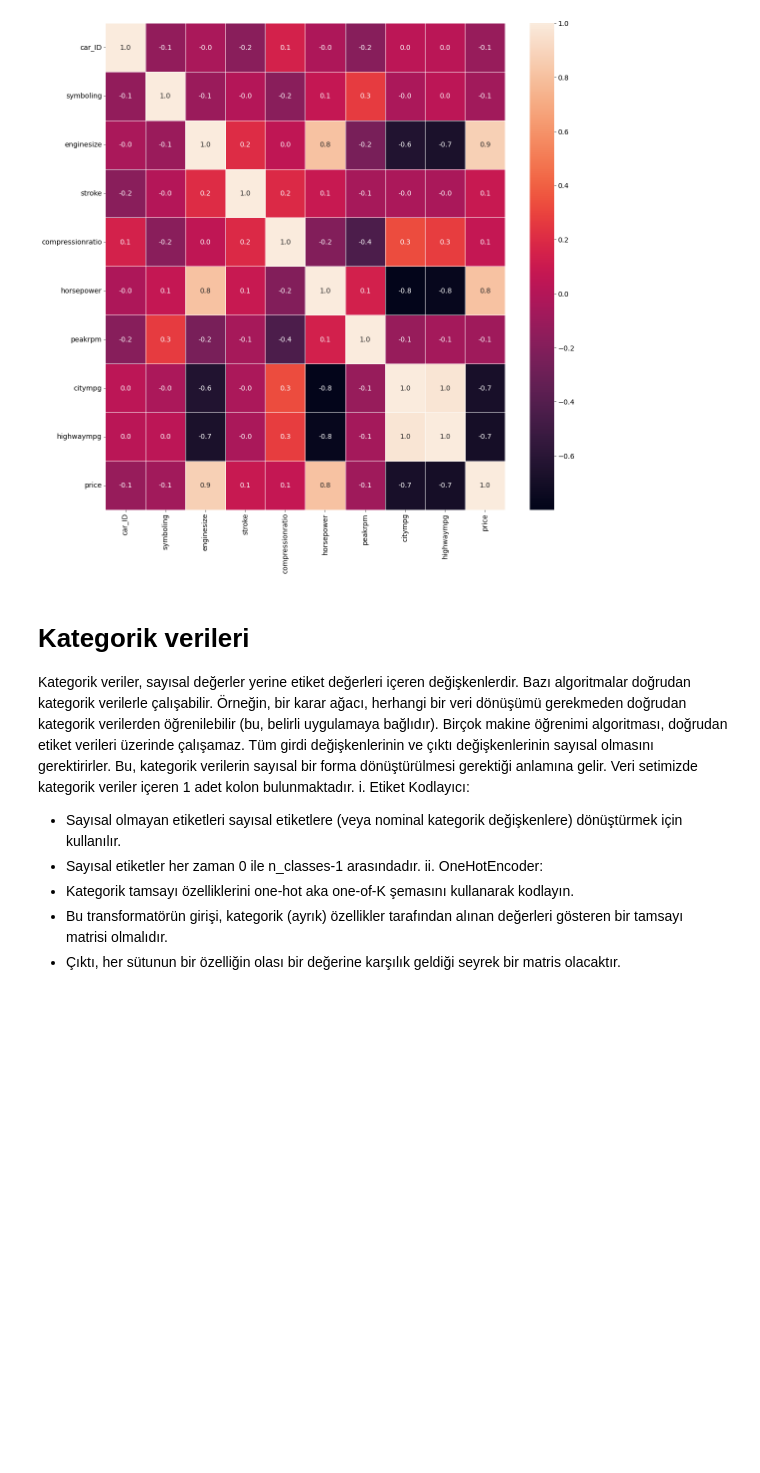
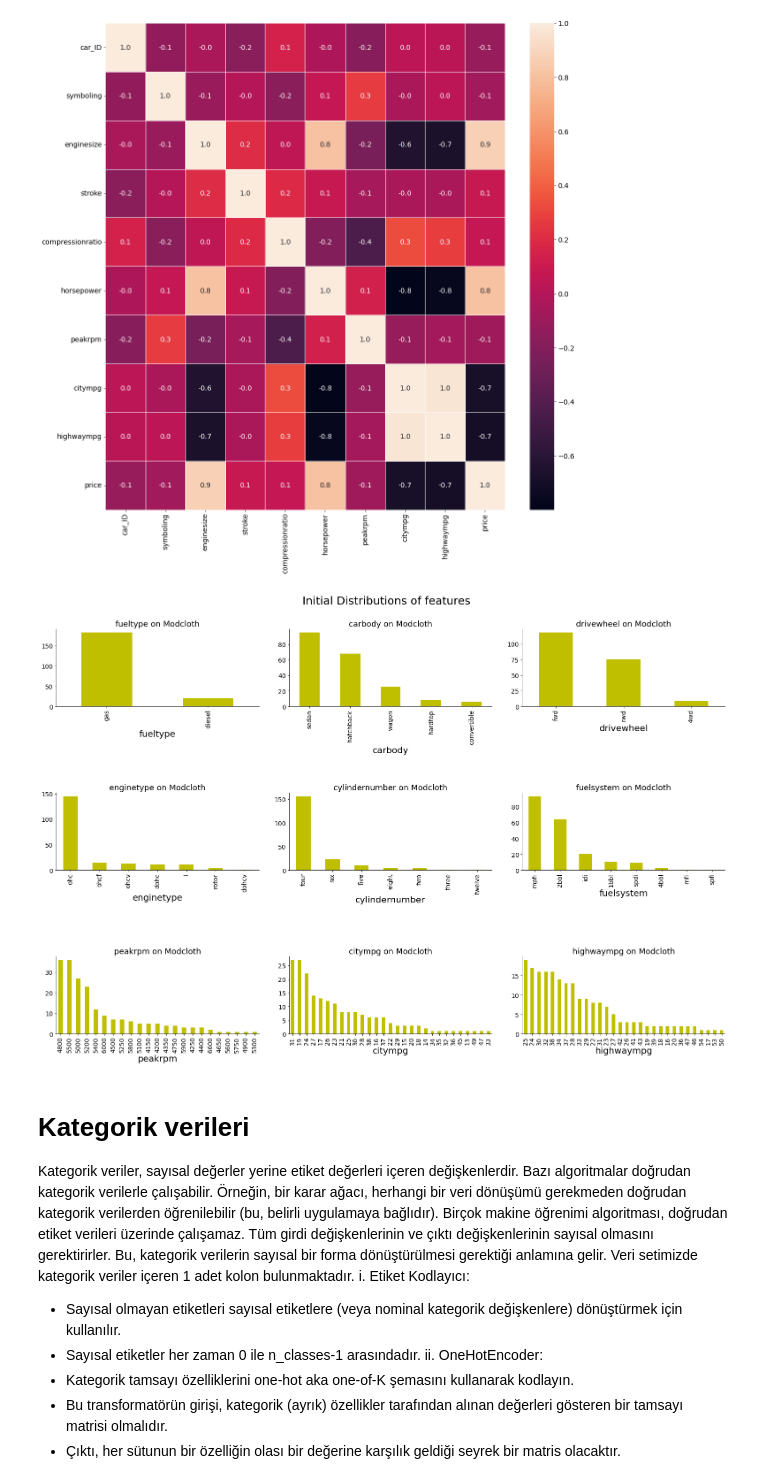
Before and after one commit to osebetci/aspler, a Jupyter notebook: data-preprocessing-veri-ni-leme.ipynb, the cells around one changed output. Drawn from its saved outputs; the diff is of its cells as text; code cells hidden in the pictures; blank space fills up the shorter version.

```diff
--- a/data-preprocessing-veri-ni-leme.ipynb
+++ b/data-preprocessing-veri-ni-leme.ipynb
@@ -419,6 +419,23 @@ sbn.heatmap(dataset.corr(), annot=True, linewidths=.5, fmt= '.1f',ax=ax)
 plt.show()
 # %% [output]
 [figure]
+# %%
+def plot_dist(col, ax):
+    dataset[col][dataset[col].notnull()].value_counts().plot(kind='bar', facecolor='y', ax=ax)
+    ax.set_xlabel('{}'.format(col), fontsize=20)
+    ax.set_title("{} on Modcloth".format(col), fontsize= 18)
+    return ax
+f, ax = plt.subplots(3,3, figsize = (22,15))
+f.tight_layout(h_pad=12, w_pad=2, rect=[0, 0.03, 1, 0.93])
+cols = ['fueltype','carbody','drivewheel','enginetype','cylindernumber','fuelsystem','peakrpm','citympg','highwaympg','price']
+k = 0
+for i in range(3):
+    for j in range(3):
+        plot_dist(cols[k], ax[i][j])
+        k += 1
+__ = plt.suptitle("Initial Distributions of features", fontsize= 25)
+# %% [output]
+[figure, added]
 # %% [markdown]
 # Kategorik verileri
 Kategorik veriler, sayısal değerler yerine etiket değerleri içeren değişkenlerdir. Bazı algoritmalar doğrudan kategorik verilerle çalışabilir. Örneğin, bir karar ağacı, herhangi bir veri dönüşümü gerekmeden doğrudan kategorik verilerden öğrenilebilir (bu, belirli uygulamaya bağlıdır). Birçok makine öğrenimi algoritması, doğrudan etiket verileri üzerinde çalışamaz. Tüm girdi değişkenlerinin ve çıktı değişkenlerinin sayısal olmasını gerektirirler. Bu, kategorik verilerin sayısal bir forma dönüştürülmesi gerektiği anlamına gelir. Veri setimizde kategorik veriler içeren 1 adet kolon bulunmaktadır.
```
Also changed, not shown: parts of 1 cell of this notebook.
